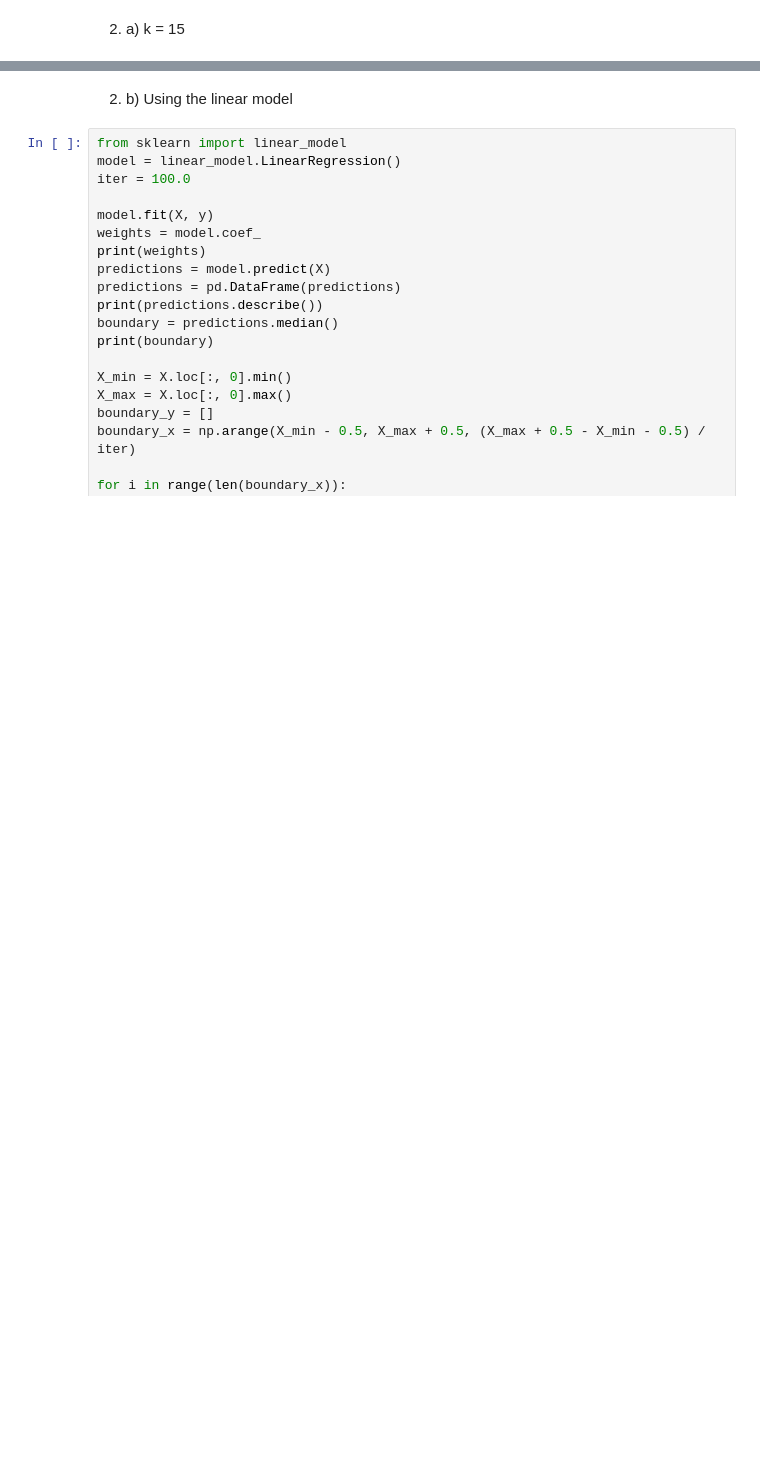
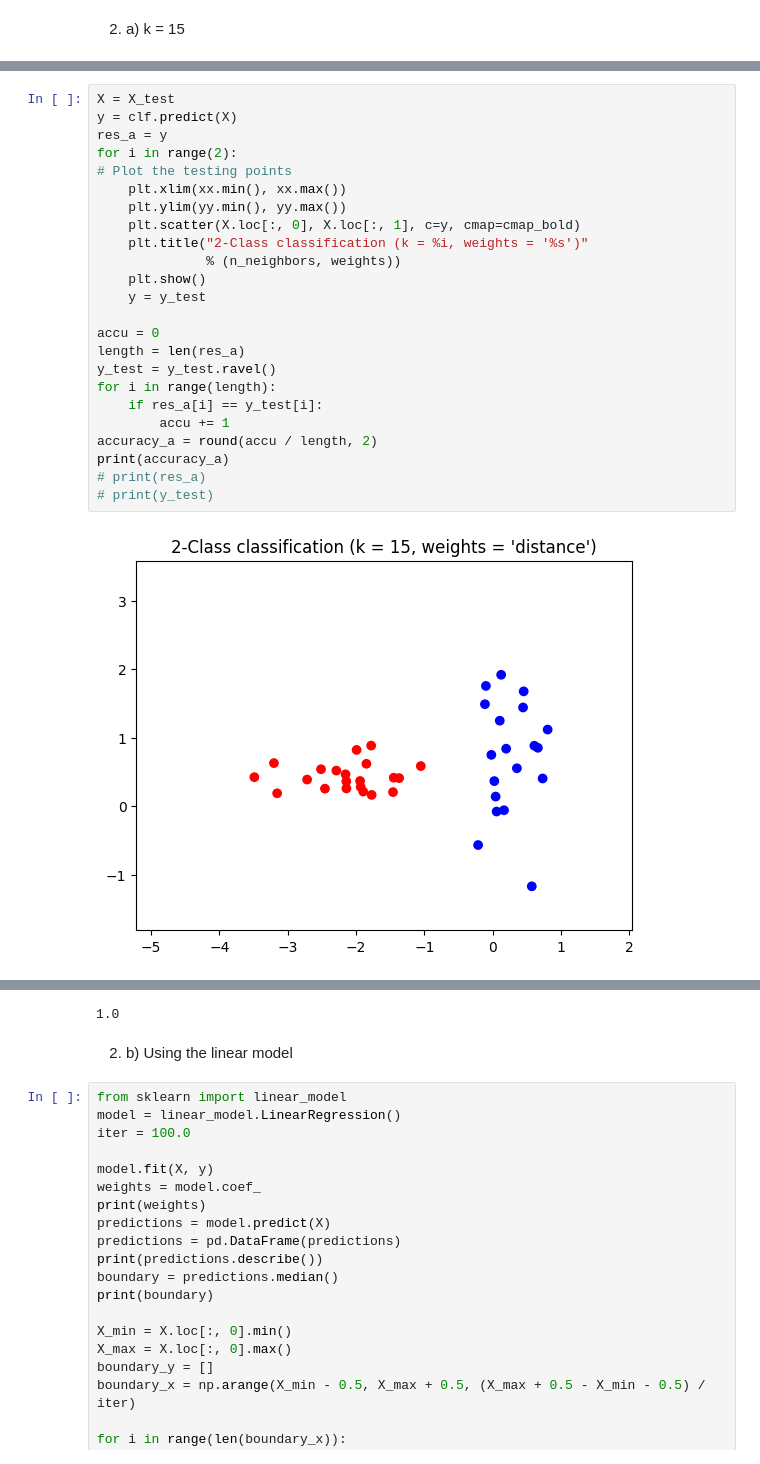
Before and after one commit to ferriitoo/MATH-569-Statistical-Learning, a Jupyter notebook: MATH_569_Julen_Ferro_HW1.ipynb, the cells around one changed output, grey strips where cells are left out. Drawn from its saved outputs; the diff is of its cells as text; blank space fills up the shorter version.

```diff
--- a/MATH_569_Julen_Ferro_HW1.ipynb
+++ b/MATH_569_Julen_Ferro_HW1.ipynb
@@ -233,0 +227,26 @@ for weights in ['uniform', 'distance']:
+# %%
+X = X_test
+y = clf.predict(X)
+res_a = y
+for i in range(2):
+# Plot the testing points
+    plt.xlim(xx.min(), xx.max())
+    plt.ylim(yy.min(), yy.max())
+    plt.scatter(X.loc[:, 0], X.loc[:, 1], c=y, cmap=cmap_bold)
+    plt.title("2-Class classification (k = %i, weights = '%s')"
+              % (n_neighbors, weights))
+    plt.show()
+    y = y_test
+
+accu = 0
+length = len(res_a)
+y_test = y_test.ravel()
+for i in range(length):
+    if res_a[i] == y_test[i]:
+        accu += 1
+accuracy_a = round(accu / length, 2)
+print(accuracy_a)
+# print(res_a)
+# print(y_test)
+# %% [output]
+[figure, added]
@@ -234,3 +254,4 @@ for weights in ['uniform', 'distance']:
+1.0
 # %% [markdown]
 2) b) Using the linear model
 # %%
```
Also changed, not shown: parts of 12 cells of this notebook.
